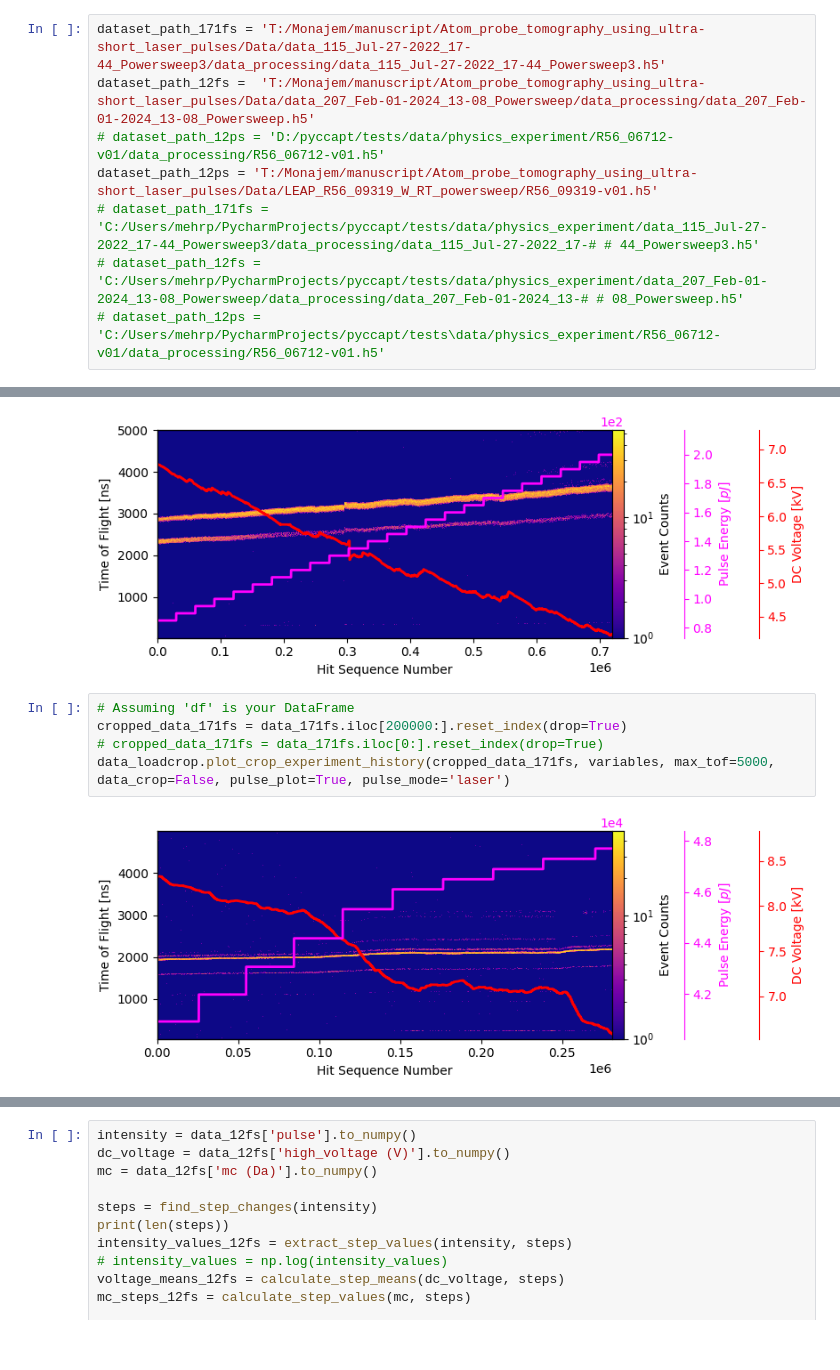
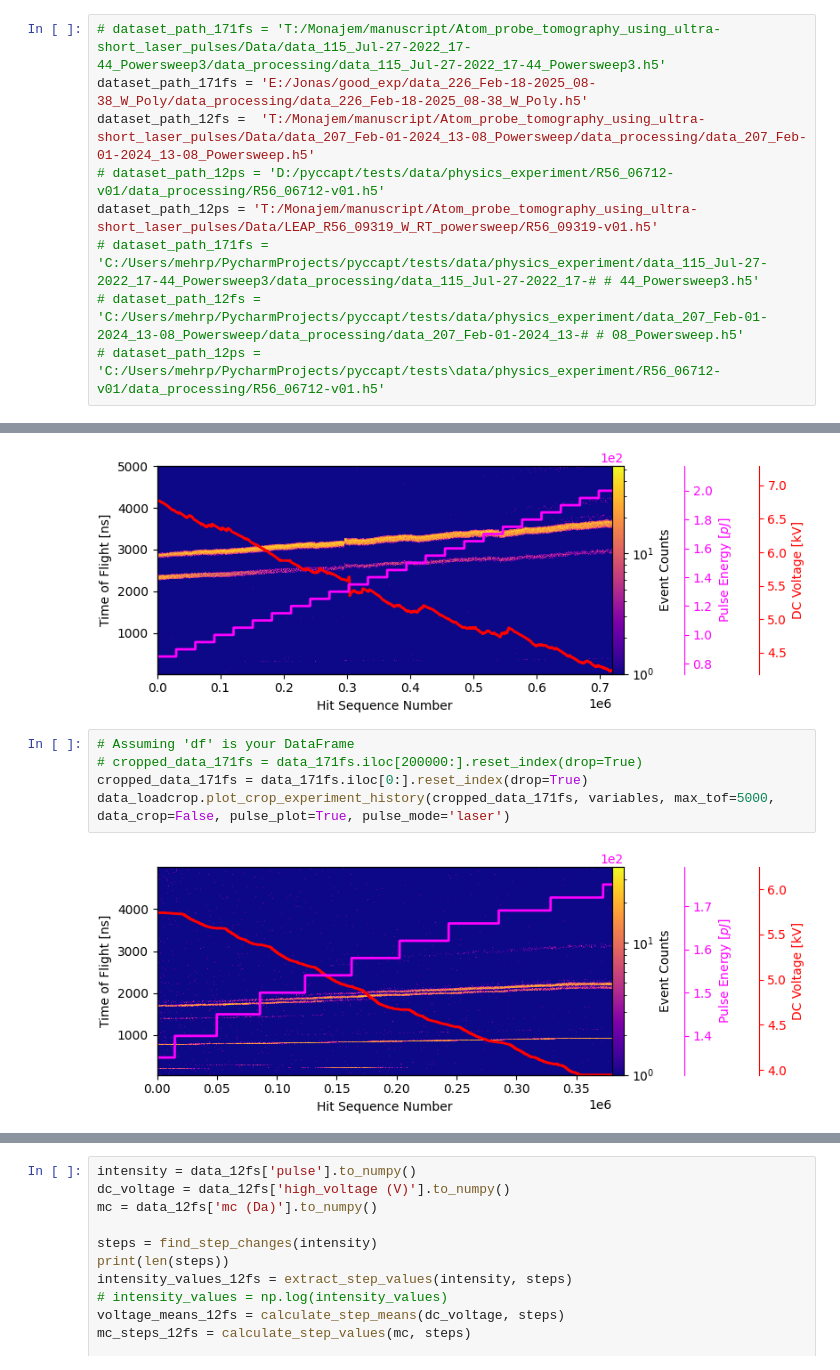
Before and after one commit to mmonajem/pyoxcart, a Jupyter notebook: pyccapt/calibration/tutorials/jupyter_files/z_laser_physics_experiment.ipynb, the cells around one changed output, grey strips where cells are left out. Saved outputs shown, nothing was run; the diff lists cells and outputs as text.

```diff
--- a/pyccapt/calibration/tutorials/jupyter_files/z_laser_physics_experiment.ipynb
+++ b/pyccapt/calibration/tutorials/jupyter_files/z_laser_physics_experiment.ipynb
@@ -69,7 +69,8 @@ display(tdc, pulse_mode)
 Dropdown(description='Data mode:', options=('pyccapt', 'leap_epos', 'leap_pos', 'leap_apt', 'ato_v6'), value='…
 [interactive output not drawn]
 # %%
-dataset_path_171fs = 'T:/Monajem/manuscript/Atom_probe_tomography_using_ultra-short_laser_pulses/Data/data_115_Jul-27-2022_17-44_Powersweep3/data_processing/data_115_Jul-27-2022_17-44_Powersweep3.h5'
+# dataset_path_171fs = 'T:/Monajem/manuscript/Atom_probe_tomography_using_ultra-short_laser_pulses/Data/data_115_Jul-27-2022_17-44_Powersweep3/data_processing/data_115_Jul-27-2022_17-44_Powersweep3.h5'
+dataset_path_171fs = 'E:/Jonas/good_exp/data_226_Feb-18-2025_08-38_W_Poly/data_processing/data_226_Feb-18-2025_08-38_W_Poly.h5'
 dataset_path_12fs =  'T:/Monajem/manuscript/Atom_probe_tomography_using_ultra-short_laser_pulses/Data/data_207_Feb-01-2024_13-08_Powersweep/data_processing/data_207_Feb-01-2024_13-08_Powersweep.h5'
 # dataset_path_12ps = 'D:/pyccapt/tests/data/physics_experiment/R56_06712-v01/data_processing/R56_06712-v01.h5'
 dataset_path_12ps = 'T:/Monajem/manuscript/Atom_probe_tomography_using_ultra-short_laser_pulses/Data/LEAP_R56_09319_W_RT_powersweep/R56_09319-v01.h5'
@@ -286,11 +287,11 @@ data_loadcrop.plot_crop_experiment_history(data_12ps, variables, max_tof=5000, d
 [figure]
 # %%
 # Assuming 'df' is your DataFrame
-cropped_data_171fs = data_171fs.iloc[200000:].reset_index(drop=True)
-# cropped_data_171fs = data_171fs.iloc[0:].reset_index(drop=True)
+# cropped_data_171fs = data_171fs.iloc[200000:].reset_index(drop=True)
+cropped_data_171fs = data_171fs.iloc[0:].reset_index(drop=True)
 data_loadcrop.plot_crop_experiment_history(cropped_data_171fs, variables, max_tof=5000, data_crop=False, pulse_plot=True, pulse_mode='laser')
 # %% [output]
-[figure, old version]
+[figure, new version]
 # %%
 bin_size = 0.1
 hist = data_171fs['mc (Da)'].to_numpy()
```
Also changed, not shown: parts of 11 cells of this notebook, 8 other files.
